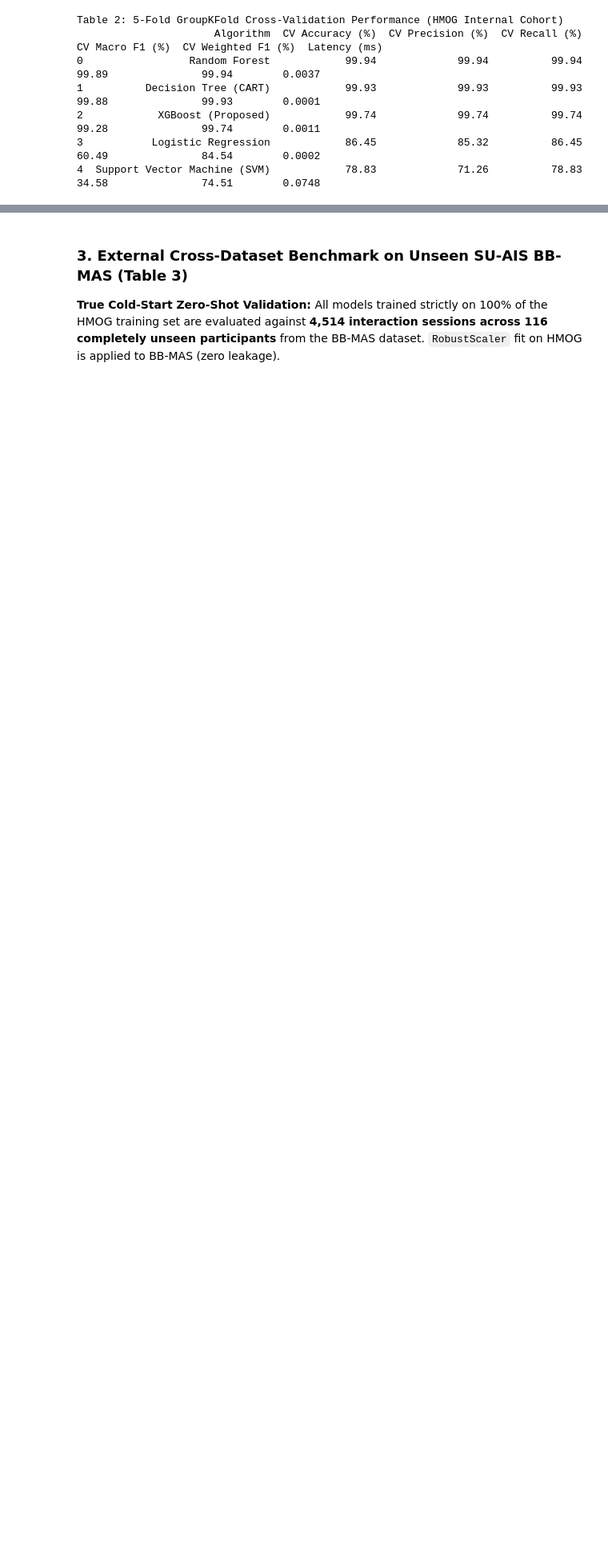
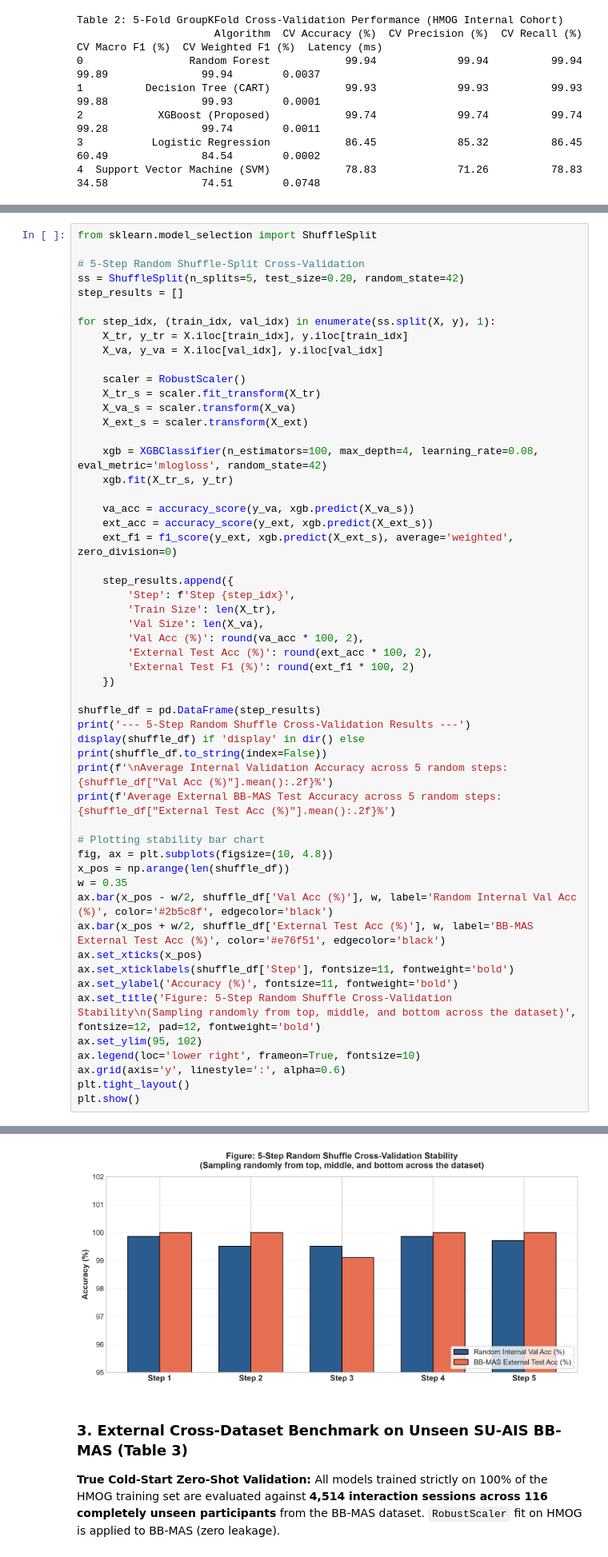
Before and after one commit to Mahedi8x/adaptive-ui-ml, a Jupyter notebook: 02_cold_start_ml_and_shap_analysis.ipynb, the cells around one changed output, grey strips where cells are left out. Shown at 80% size. Cells and saved outputs as stored; diff of their text form; blank space fills up the shorter version.

Commit message:
feat: add 5-step random shuffle-split cross-validation directly to 02_cold_start_ml_and_shap_analysis.ipynb with chart and table

```diff
--- a/02_cold_start_ml_and_shap_analysis.ipynb
+++ b/02_cold_start_ml_and_shap_analysis.ipynb
@@ -165,0 +172,54 @@ Table 2: 5-Fold GroupKFold Cross-Validation Performance (HMOG Internal Cohort)
+# %%
+from sklearn.model_selection import ShuffleSplit
+
+# 5-Step Random Shuffle-Split Cross-Validation
+ss = ShuffleSplit(n_splits=5, test_size=0.20, random_state=42)
+step_results = []
+
+for step_idx, (train_idx, val_idx) in enumerate(ss.split(X, y), 1):
+    X_tr, y_tr = X.iloc[train_idx], y.iloc[train_idx]
+    X_va, y_va = X.iloc[val_idx], y.iloc[val_idx]
+
+    scaler = RobustScaler()
+    X_tr_s = scaler.fit_transform(X_tr)
+    X_va_s = scaler.transform(X_va)
+    X_ext_s = scaler.transform(X_ext)
+
+    xgb = XGBClassifier(n_estimators=100, max_depth=4, learning_rate=0.08, eval_metric='mlogloss', random_state=42)
+    xgb.fit(X_tr_s, y_tr)
+
+    va_acc = accuracy_score(y_va, xgb.predict(X_va_s))
+    ext_acc = accuracy_score(y_ext, xgb.predict(X_ext_s))
+    ext_f1 = f1_score(y_ext, xgb.predict(X_ext_s), average='weighted', zero_division=0)
+
+    step_results.append({
+        'Step': f'Step {step_idx}',
+        'Train Size': len(X_tr),
+        'Val Size': len(X_va),
+        'Val Acc (%)': round(va_acc * 100, 2),
+        'External Test Acc (%)': round(ext_acc * 100, 2),
+        'External Test F1 (%)': round(ext_f1 * 100, 2)
+    })
+
+shuffle_df = pd.DataFrame(step_results)
+print('--- 5-Step Random Shuffle Cross-Validation Results ---')
+display(shuffle_df) if 'display' in dir() else print(shuffle_df.to_string(index=False))
+print(f'\nAverage Internal Validation Accuracy across 5 random steps: {shuffle_df["Val Acc (%)"].mean():.2f}%')
+print(f'Average External BB-MAS Test Accuracy across 5 random steps: {shuffle_df["External Test Acc (%)"].mean():.2f}%')
+
+# Plotting stability bar chart
+fig, ax = plt.subplots(figsize=(10, 4.8))
+x_pos = np.arange(len(shuffle_df))
+w = 0.35
+ax.bar(x_pos - w/2, shuffle_df['Val Acc (%)'], w, label='Random Internal Val Acc (%)', color='#2b5c8f', edgecolor='black')
+ax.bar(x_pos + w/2, shuffle_df['External Test Acc (%)'], w, label='BB-MAS External Test Acc (%)', color='#e76f51', edgecolor='black')
+ax.set_xticks(x_pos)
+ax.set_xticklabels(shuffle_df['Step'], fontsize=11, fontweight='bold')
+ax.set_ylabel('Accuracy (%)', fontsize=11, fontweight='bold')
+ax.set_title('Figure: 5-Step Random Shuffle Cross-Validation Stability\n(Sampling randomly from top, middle, and bottom across the dataset)', fontsize=12, pad=12, fontweight='bold')
+ax.set_ylim(95, 102)
+ax.legend(loc='lower right', frameon=True, fontsize=10)
+ax.grid(axis='y', linestyle=':', alpha=0.6)
+plt.tight_layout()
+plt.show()
+# %% [output]
@@ -166,3 +236,4 @@ Table 2: 5-Fold GroupKFold Cross-Validation Performance (HMOG Internal Cohort)
+[figure, added]
 # %% [markdown]
 ### 3. External Cross-Dataset Benchmark on Unseen SU-AIS BB-MAS (Table 3)
 **True Cold-Start Zero-Shot Validation:** All models trained strictly on 100% of the HMOG training set are evaluated against **4,514 interaction sessions across 116 completely unseen participants** from the BB-MAS dataset.
```
Also changed, not shown: parts of 2 cells of this notebook, 2 other files.
